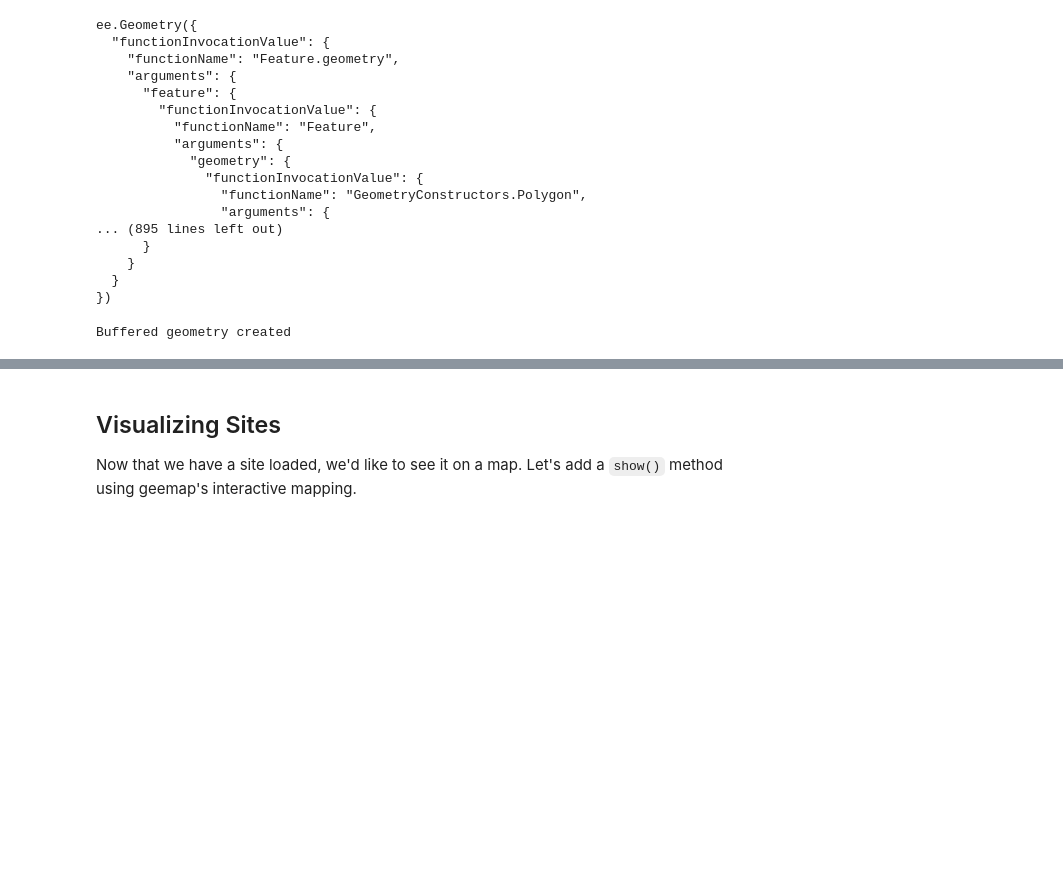
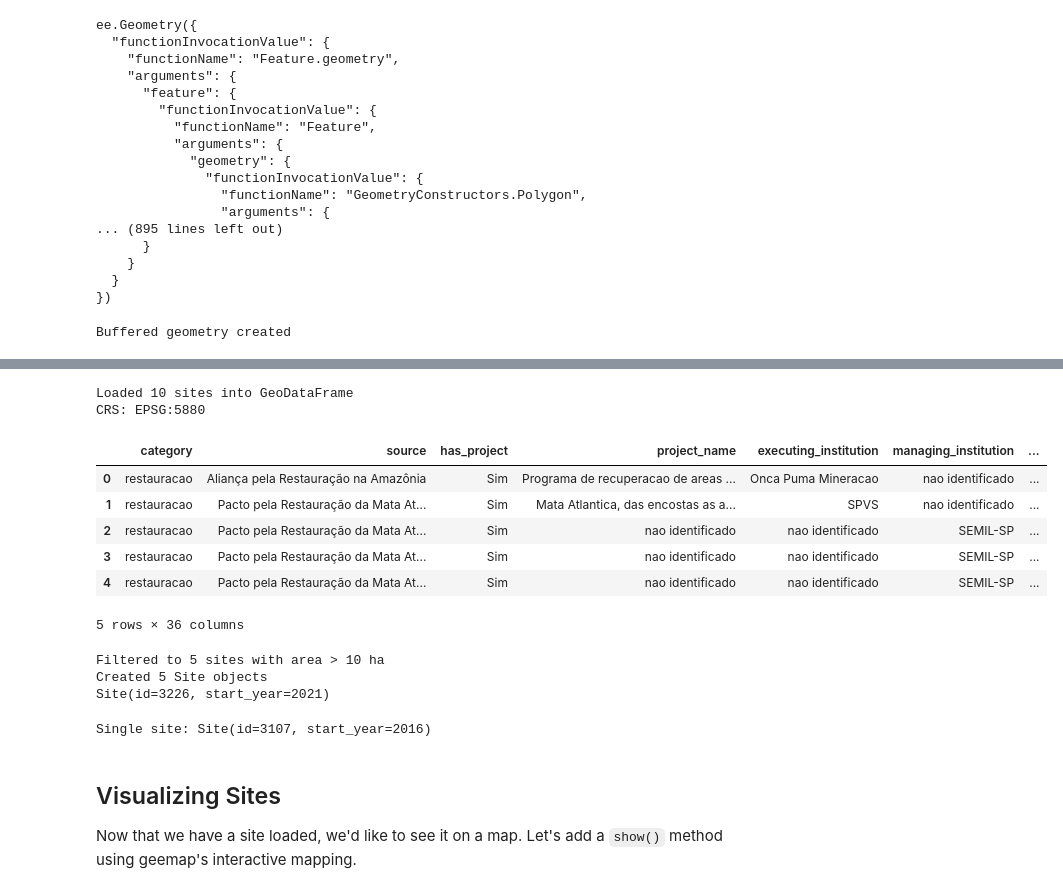
Before and after one commit to aliceheiman/gee-polygons, a Jupyter notebook: nbs/01_site.ipynb, the cells around one changed output, grey strips where cells are left out. Cells and saved outputs as stored; diff of their text form; code cells hidden in the pictures; blank space fills up the shorter version.

Commit message:
Add support for Geopandas dataframe

```diff
--- a/nbs/01_site.ipynb
+++ b/nbs/01_site.ipynb
@@ -290,3 +391,47 @@ Buffered geometry created
+# %%
+#| eval: false
+# Load GeoJSON into GeoDataFrame for fast filtering
+gdf = gpd.read_file('../data/restoration_sites_subset.geojson')
+print(f"Loaded {len(gdf)} sites into GeoDataFrame")
+print(f"CRS: {gdf.crs}")
+gdf.head()
+# %% [output]
+Loaded 10 sites into GeoDataFrame
+CRS: EPSG:5880
+|  | category | source | has_project | project_name | executing_institution | managing_institution | ... |
+| 0 | restauracao | Aliança pela Restauração na Amazônia | Sim | Programa de recuperacao de areas ... | Onca Puma Mineracao | nao identificado | ... |
+| 1 | restauracao | Pacto pela Restauração da Mata At... | Sim | Mata Atlantica, das encostas as a... | SPVS | nao identificado | ... |
+| 2 | restauracao | Pacto pela Restauração da Mata At... | Sim | nao identificado | nao identificado | SEMIL-SP | ... |
+| 3 | restauracao | Pacto pela Restauração da Mata At... | Sim | nao identificado | nao identificado | SEMIL-SP | ... |
+| 4 | restauracao | Pacto pela Restauração da Mata At... | Sim | nao identificado | nao identificado | SEMIL-SP | ... |
+5 rows × 36 columns
+# %%
+#| eval: false
+# Filter for sites larger than 20 hectares
+filtered = gdf[gdf['area_ha'] > 20].copy()
+print(f"Filtered to {len(filtered)} sites with area > 10 ha")
+
+# Sort by area (largest first)
+filtered = filtered.sort_values('area_ha', ascending=False)
+
+# Convert filtered GeoDataFrame to Sites
+sites = sites_from_geodataframe(filtered)
+print(f"Created {len(sites)} Site objects")
+
+# Check the first site
+print(sites[0])
+# %% [output]
+Filtered to 5 sites with area > 10 ha
+Created 5 Site objects
+Site(id=3226, start_year=2021)
+# %%
+#| eval: false
+# You can also create a single Site from a specific row
+row = gdf.iloc[0]  # Get first row
+single_site = Site.from_geodataframe_row(row, source_crs=str(gdf.crs))
+print(f"Single site: {single_site}")
+# %% [output]
+Single site: Site(id=3107, start_year=2016)
 # %% [markdown]
 ## Visualizing Sites
 
```
Also changed, not shown: parts of 4 cells of this notebook, 9 other files.
